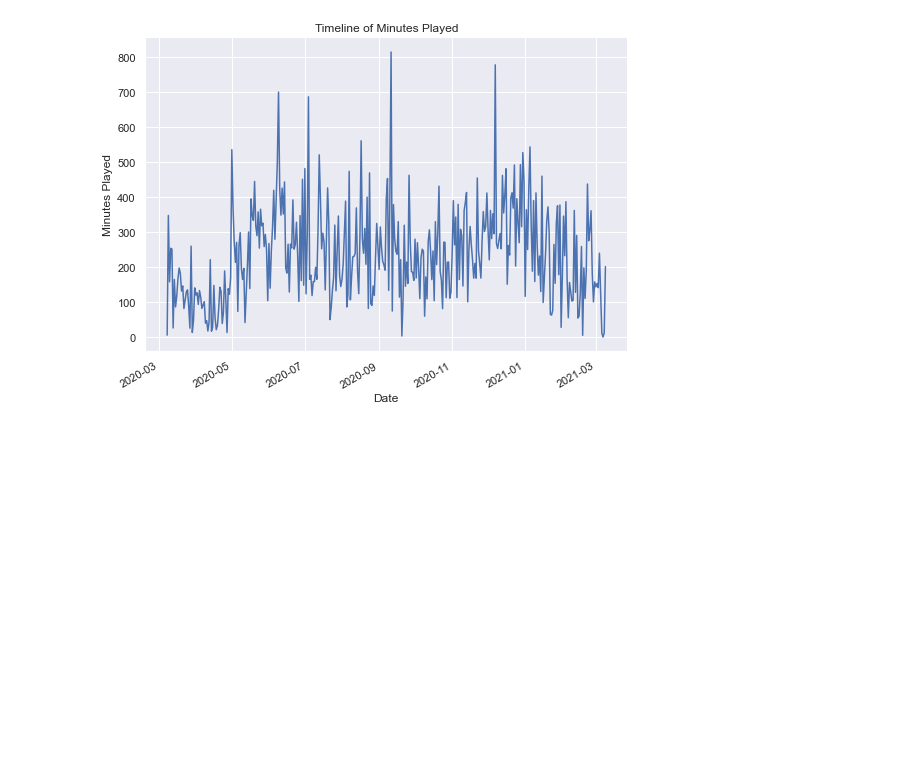
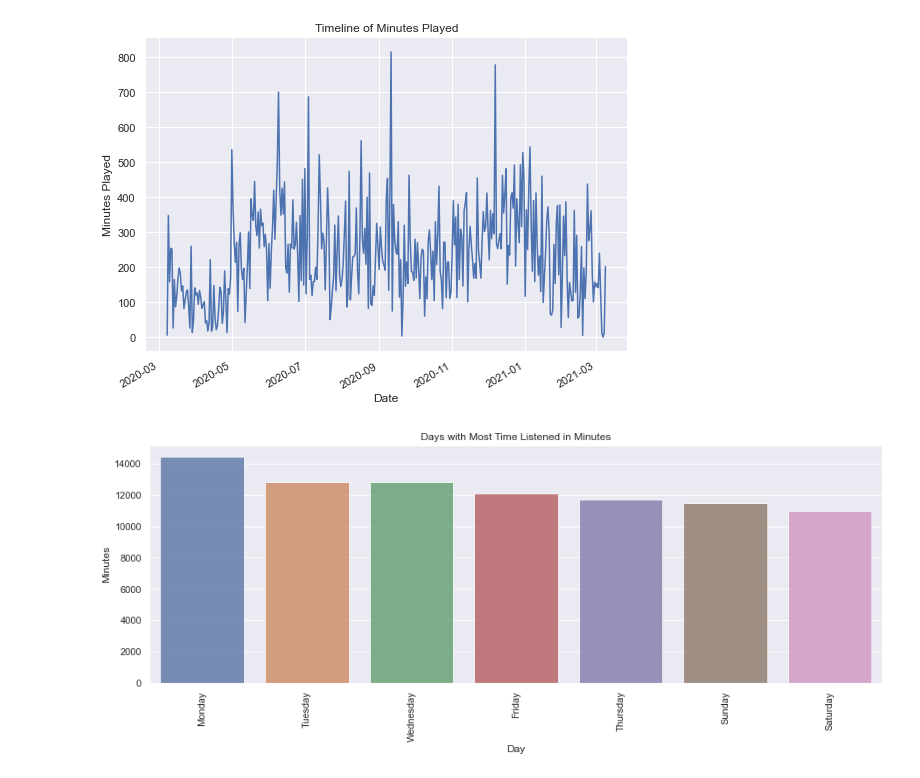
Before and after one commit to lognorman20/spotify_recommender, a Jupyter notebook: exploration.ipynb, the cells around one changed output. Saved outputs shown, nothing was run; the diff lists cells and outputs as text; code cells hidden in the pictures; blank space fills up the shorter version.

```diff
--- a/exploration.ipynb
+++ b/exploration.ipynb
@@ -129,6 +129,7 @@ df['time'] = [d.time() for d in df['endTime']]
 df['day'] = df['endTime'].dt.day
 df['hour'] = df['endTime'].dt.hour
 df['year'] = df['endTime'].dt.year
+df['dayName'] = df['endTime'].dt.day_name()
 # %% [markdown]
 ## Data Exploration
 # %%
@@ -233,3 +234,17 @@ chart.set(xlabel='Date', ylabel='Minutes Played')
 # %% [output]
 <seaborn.axisgrid.FacetGrid at 0x...>
 [figure]
+# %%
+# Which day of the week has the most minutes listened to?
+e = df.groupby('dayName')['minutesPlayed'].sum().sort_values(ascending=False)[:10].reset_index()
+plt.figure(figsize=(15,5))
+chart = sns.barplot(e['dayName'], e['minutesPlayed'], alpha=0.8)
+plt.title('Days with Most Time Listened in Minutes')
+plt.ylabel('Minutes', fontsize=12)
+plt.xlabel('Day', fontsize=12)
+xticks=chart.xaxis.get_major_ticks()
+chart.set_xticklabels(e['dayName'], rotation=90)
+
+plt.show()
+# %% [output]
+[figure, added]
```
Also changed, not shown: parts of 2 cells of this notebook.
